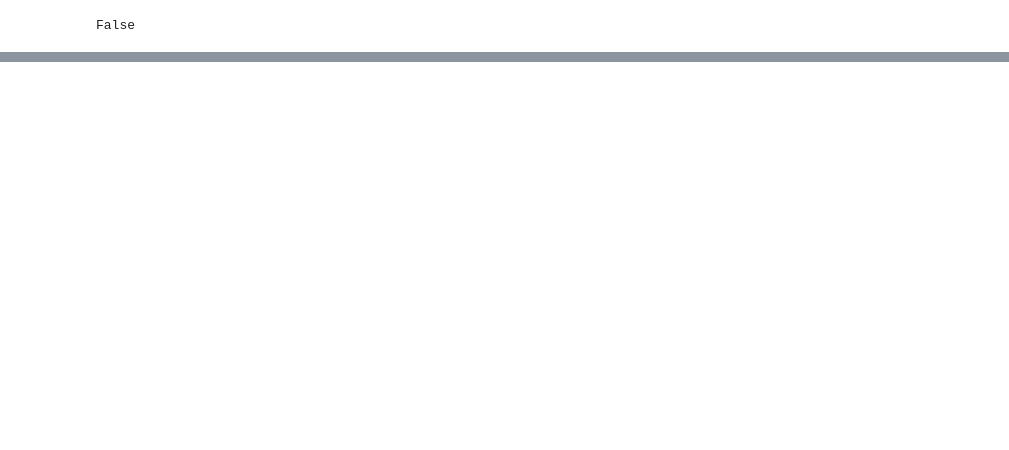
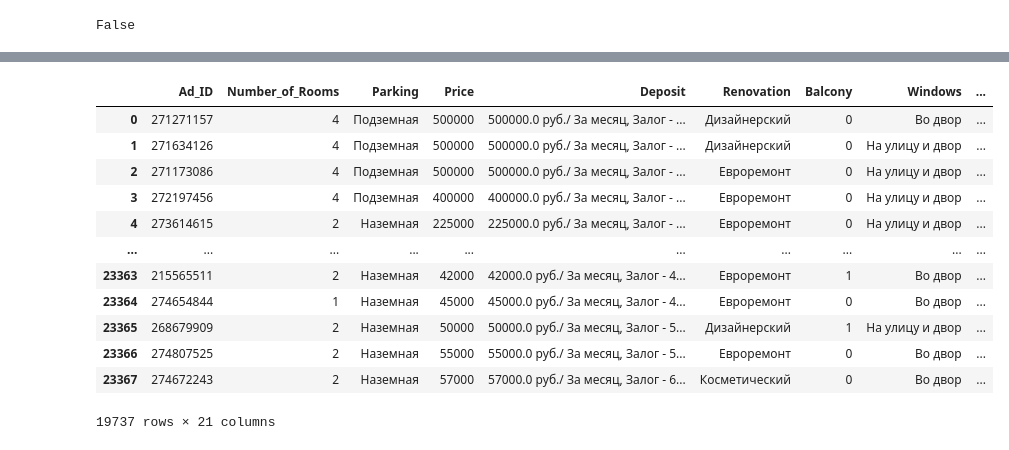
Before and after one commit to SoloYolo7/RealEstate, a Jupyter notebook: preprocessing.ipynb, the cells around one changed output, grey strips where cells are left out. Cells and saved outputs as stored; diff of their text form; code cells hidden in the pictures; blank space fills up the shorter version.

```diff
--- a/preprocessing.ipynb
+++ b/preprocessing.ipynb
@@ -249,0 +251,34 @@ memory usage: 2.7+ MB
+# %%
+# Добавим новый столбец Deposit
+df.insert(loc=df.columns.to_list().index('Price')+1, column="Deposit",
+         value=df['Price'])
+
+# Переведём столбец Price из $ и € в рубли (где необходимо)
+def converter(x):
+    x = x.split(' ')
+
+    if x[1] == '$':
+        return int(float((x[0]))) * 95
+
+    elif x == '€':
+        return int(float((x[0]))) * 100
+
+    else:
+        return int(float((x[0])))
+
+df['Price'] = df['Price'].apply(converter)
+df
+# %% [output]
+|  | Ad_ID | Number_of_Rooms | Parking | Price | Deposit | Renovation | Balcony | Windows | ... |
+| 0 | 271271157 | 4 | Подземная | 500000 | 500000.0 руб./ За месяц, Залог - ... | Дизайнерский | 0 | Во двор | ... |
+| 1 | 271634126 | 4 | Подземная | 500000 | 500000.0 руб./ За месяц, Залог - ... | Дизайнерский | 0 | На улицу и двор | ... |
+| 2 | 271173086 | 4 | Подземная | 500000 | 500000.0 руб./ За месяц, Залог - ... | Евроремонт | 0 | На улицу и двор | ... |
+| 3 | 272197456 | 4 | Подземная | 400000 | 400000.0 руб./ За месяц, Залог - ... | Евроремонт | 0 | На улицу и двор | ... |
+| 4 | 273614615 | 2 | Наземная | 225000 | 225000.0 руб./ За месяц, Залог - ... | Евроремонт | 0 | На улицу и двор | ... |
+| ... | ... | ... | ... | ... | ... | ... | ... | ... | ... |
+| 23363 | 215565511 | 2 | Наземная | 42000 | 42000.0 руб./ За месяц, Залог - 4... | Евроремонт | 1 | Во двор | ... |
+| 23364 | 274654844 | 1 | Наземная | 45000 | 45000.0 руб./ За месяц, Залог - 4... | Евроремонт | 0 | Во двор | ... |
+| 23365 | 268679909 | 2 | Наземная | 50000 | 50000.0 руб./ За месяц, Залог - 5... | Дизайнерский | 1 | На улицу и двор | ... |
+| 23366 | 274807525 | 2 | Наземная | 55000 | 55000.0 руб./ За месяц, Залог - 5... | Евроремонт | 0 | Во двор | ... |
+| 23367 | 274672243 | 2 | Наземная | 57000 | 57000.0 руб./ За месяц, Залог - 6... | Косметический | 0 | Во двор | ... |
+19737 rows × 21 columns
```
Also changed, not shown: parts of 10 cells of this notebook, 1 other file.
